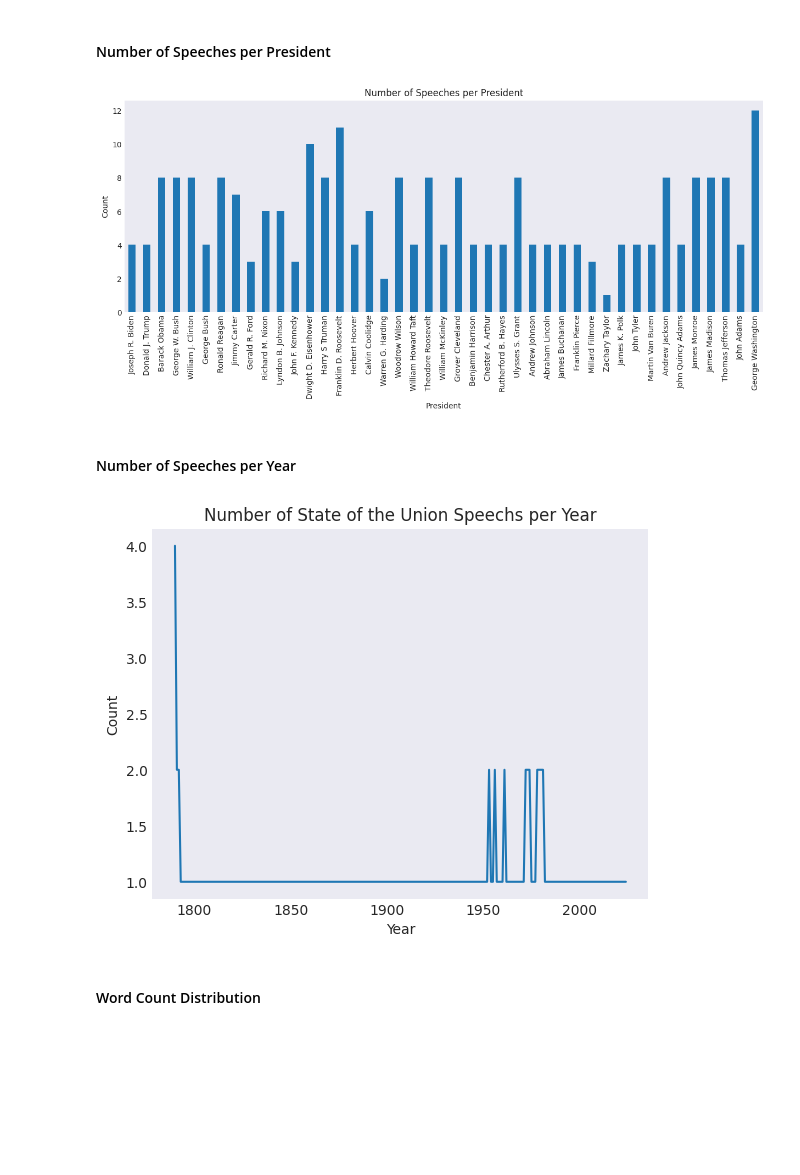
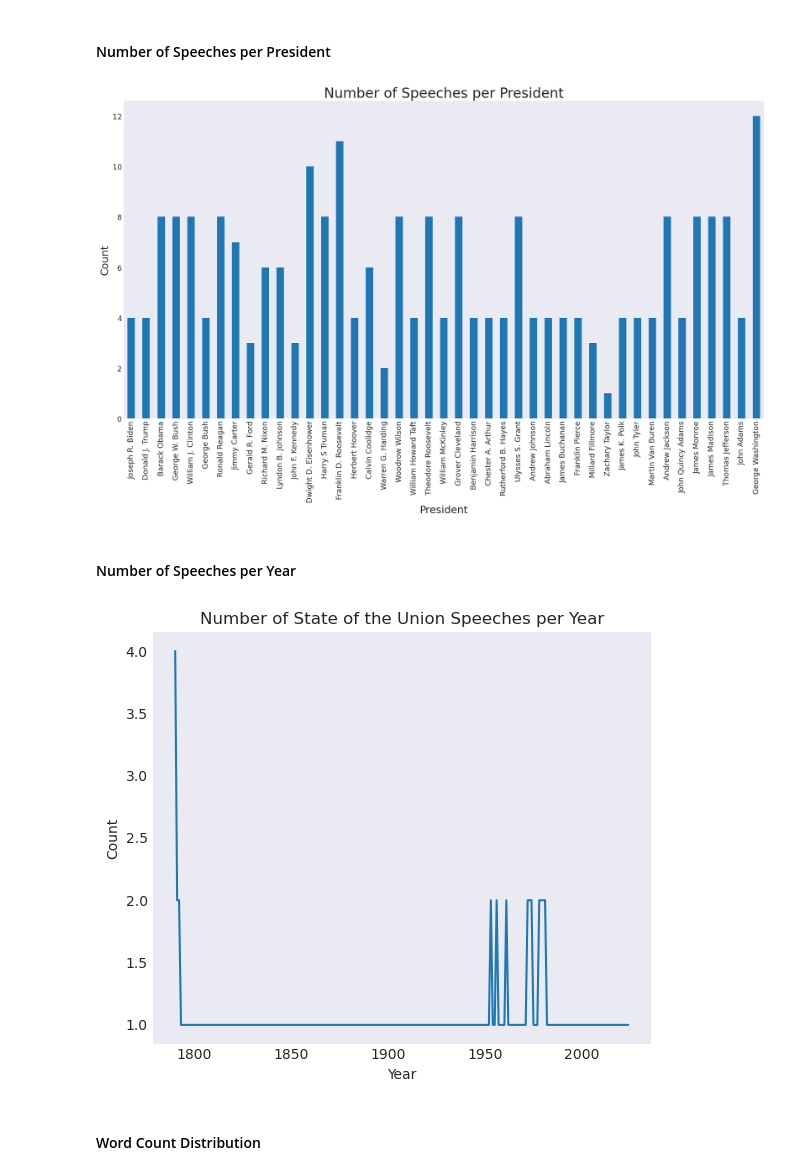
Before and after one commit to UCB-stat-159-f25/proj02-transportation_rocks, a Jupyter notebook: proj02-nlp.ipynb, the cells around one changed output. Cells and saved outputs as stored; diff of their text form; code cells hidden in the pictures; blank space fills up the shorter version.

```diff
--- a/proj02-nlp.ipynb
+++ b/proj02-nlp.ipynb
@@ -29,6 +29,7 @@ plt.style.use('seaborn-v0_8-dark')
 # %%
 # read in SOTU.csv using pandas, name the variable `sou` for simplicity
 # the below cell is what the output should look like
+sou = pd.read_csv('/home/jovyan/project/proj02-group7/data/SOTU.csv')
 # %%
 sou
 # %% [output]
@@ -54,17 +55,38 @@ Replicate the plots below using the hints specified. For each plot, provide some
 # %%
 # Hint - use value_counts() on the President column
 # Hint - sort in order of dataframe
+counts = sou["President"].value_counts(sort=False)
 # %%
 # Plot
 # Hint - use the .plot() method for Pandas Series, make sure all presidents show up on x-axis
+
+counts.plot(kind="bar", figsize=(20, 10))
+plt.title("Number of Speeches per President", fontsize=24)
+plt.xlabel("President", fontsize=18)
+plt.ylabel("Count", fontsize=18)
+plt.xticks(rotation=90, fontsize=13)
+plt.yticks(fontsize=13)
+
+plt.show()
 # %% [output]
-[figure, old version]
+[figure, new version]
 # %% [markdown]
 #### Number of Speeches per Year
 # %%
 # Hint - Use value counts and sort by years
+counts_by_year = sou["Year"].value_counts().sort_index()
+
+plt.figure(figsize=(5.75, 5))
+counts_by_year.plot(kind="line")
+
+plt.title("Number of State of the Union Speeches per Year")
+plt.xlabel("Year")
+plt.ylabel("Count")
+
+plt.tight_layout()
+plt.show()
 # %% [output]
-[figure, old version]
+[figure, new version]
 # %% [markdown]
 #### Word Count Distribution
 # %%
```
Also changed, not shown: parts of 3 cells of this notebook.
